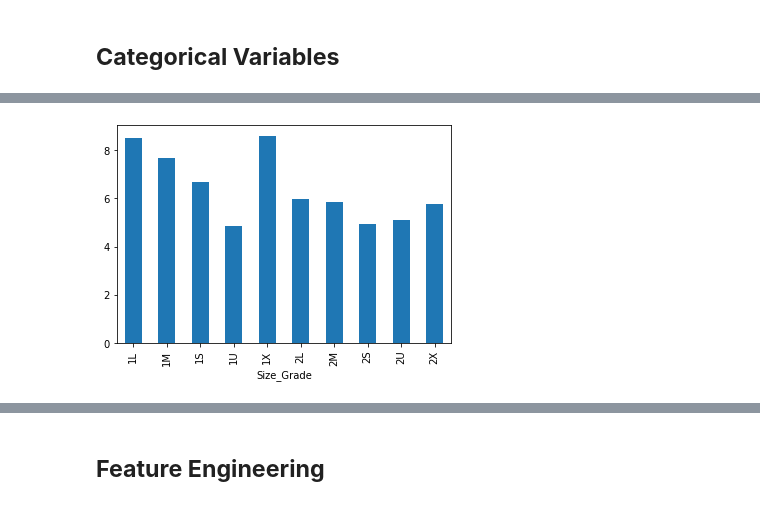
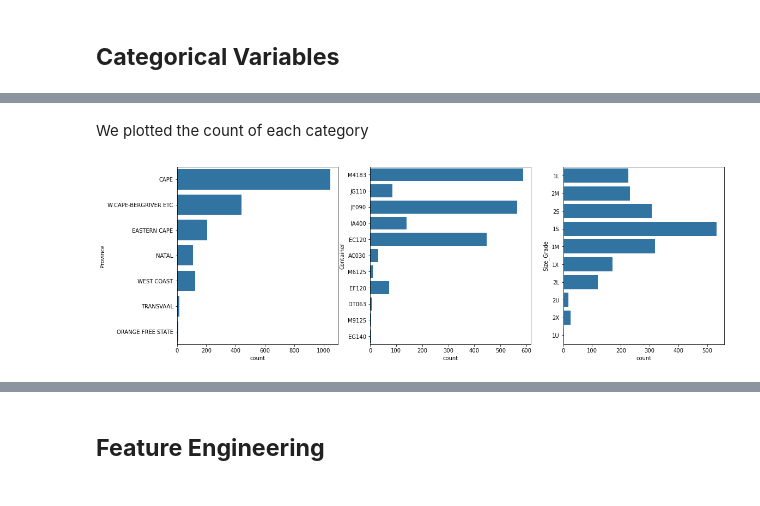
Before and after one commit to nkonyanihlulani/Team_7_regression, a Jupyter notebook: team_7.ipynb, the cells around one changed output, grey strips where cells are left out. Drawn from its saved outputs; the diff is of its cells as text; code cells hidden in the pictures.

Commit message:
fixing visuals

```diff
--- a/team_7.ipynb
+++ b/team_7.ipynb
@@ -194,6 +175,10 @@ plt.show()
-# %%
-train.groupby(train['Size_Grade'])['avg_price_per_kg'].mean().plot(kind='bar')
-
-plt.show()
-# %% [output]
-[figure, removed]
+# %% [markdown]
+We plotted the count of each category
+# %%
+fig, axs = plt.subplots(1,3, figsize=(18, 6))
+sns.countplot(y = 'Province',data = train, ax=axs[0],color='#1f77b4')
+sns.countplot(y = 'Container', ax=axs[1],data = train,color='#1f77b4')
+sns.countplot(y = 'Size_Grade', ax=axs[2],data = train,color='#1f77b4')
+plt.show()
+# %% [output]
+[figure, added]
```
Also changed, not shown: parts of 4 cells of this notebook.
